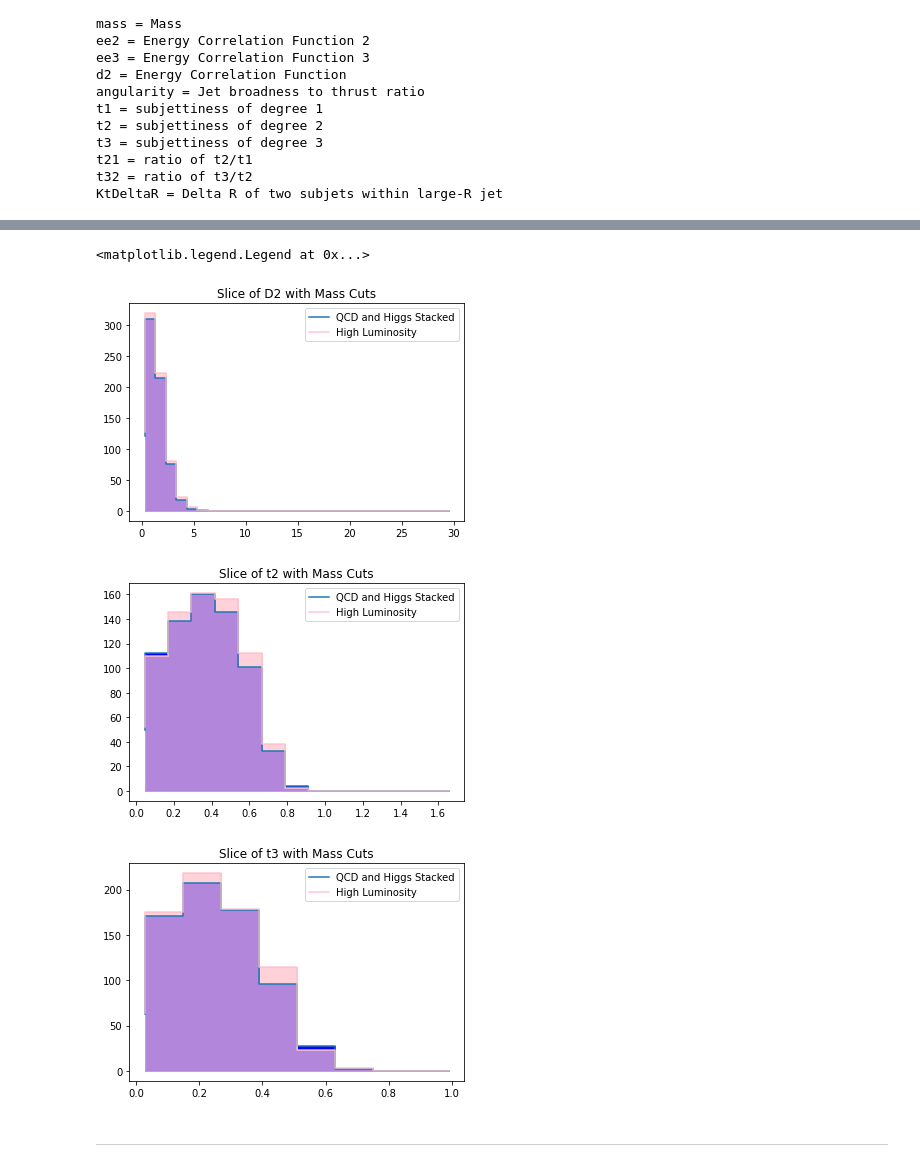
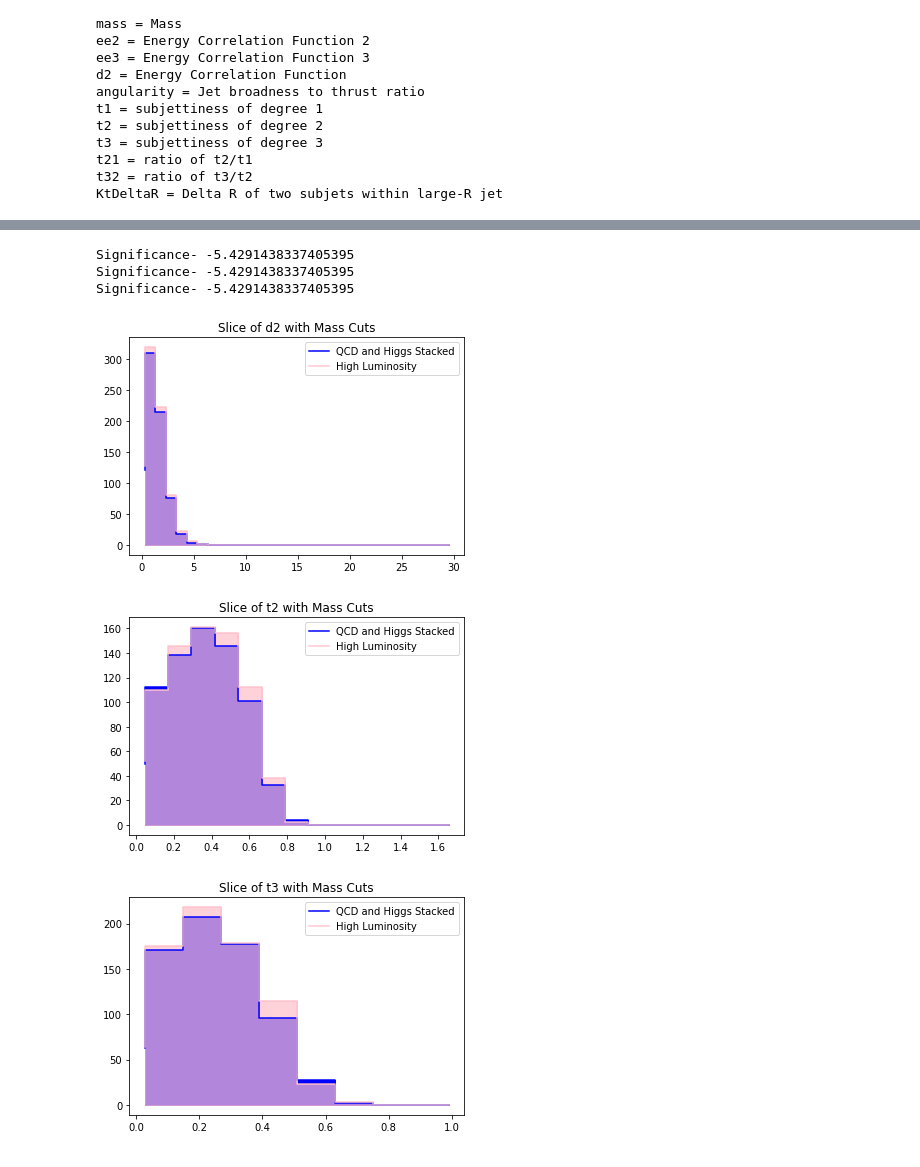
Before and after one commit to jarods00/PHYS434, a Jupyter notebook: Lab 8.ipynb, the cells around one changed output, grey strips where cells are left out. Saved outputs shown, nothing was run; the diff lists cells and outputs as text; code cells hidden in the pictures.

```diff
--- a/Lab 8.ipynb
+++ b/Lab 8.ipynb
@@ -118,11 +121,15 @@ lumi_slice = hist_lumi[0][35]
 plt.fill_between(hist_qcd[2][0:30], qcd_slice[0:30] + higgs_slice[0:30], color = 'blue', alpha = 1, step = 'pre')
 plt.fill_between(hist_lumi[2][0:30], lumi_slice[0:30], color = 'pink', alpha = .7, step = 'pre')
 
-ax2.step(hist_qcd[2][0:30], qcd_slice[0:30] + higgs_slice[0:30], alpha = 1)
-# # ax2.step(hist_higgs[2][0:bin_num], higgs_slice)
+ax2.step(hist_qcd[2][0:30], qcd_slice[0:30] + higgs_slice[0:30], alpha = 1, color = 'blue')
 ax2.step(hist_lumi[2][0:30], lumi_slice[0:30], color = 'pink', alpha = .9)
-ax2.set_title("Slice of D2 with Mass Cuts")
+ax2.set_title("Slice of d2 with Mass Cuts")
 ax2.legend(["QCD and Higgs Stacked", 'High Luminosity'])
+
+n_exp = np.sum(lumi_slice)
+n_sim = np.sum(qcd_slice)
+sig = stats.norm.ppf(stats.poisson.cdf(n_sim, n_exp, loc = 0))
+print("Significance- " + str(sig))
 
 
 # ----------- t2 ---------------
@@ -156,10 +163,15 @@ lumi_slice = hist_lumi[0][35]
 plt.fill_between(hist_qcd[2][0:bin_num], qcd_slice[0:bin_num] + higgs_slice[0:bin_num], color = 'blue', alpha = 1, step = 'pre')
 plt.fill_between(hist_lumi[2][0:bin_num], lumi_slice[0:bin_num], color = 'pink', alpha = .7, step = 'pre')
 
-ax2.step(hist_qcd[2][0:bin_num], qcd_slice[0:bin_num] + higgs_slice[0:bin_num], alpha = 1)
+ax2.step(hist_qcd[2][0:bin_num], qcd_slice[0:bin_num] + higgs_slice[0:bin_num], alpha = 1, color = 'blue')
 ax2.step(hist_lumi[2][0:bin_num], lumi_slice[0:bin_num], color = 'pink', alpha = .9)
 ax2.set_title("Slice of t2 with Mass Cuts")
 ax2.legend(["QCD and Higgs Stacked", 'High Luminosity'])
+
+n_exp = np.sum(lumi_slice)
+n_sim = np.sum(qcd_slice)
+sig = stats.norm.ppf(stats.poisson.cdf(n_sim, n_exp, loc = 0))
+print("Significance- " + str(sig))
 
 # -------------------- t3 -------------------
 
@@ -169,38 +181,43 @@ fig2, ax2 = plt.subplots(1, 1)
 
 n_higgs = (100 / (100 + 20000)) * (len(high_lumi['mass']) / len(higgs['mass']))
 n_qcd = (20000 / (100 + 20000)) * (len(high_lumi['mass']) / len(qcd['mass']))
 
 qcd_weight = np.array([n_qcd] * len(qcd['mass']))
 higgs_weight = np.array([n_higgs] * len(higgs['mass']))
 
 mass_lower = qcd['mass'].min()
 mass_upper = qcd['mass'].max()
 
 lower_val = qcd['t3'].min()
 upper_val = qcd['t3'].max()
 
 bin_num = 9
 
 hist_qcd = ax[0].hist2d(qcd['mass'], qcd['t3'], bins = [95, bin_num], range = [[mass_lower, mass_upper], [lower_val, upper_val]], density = False, weights = qcd_weight)
 hist_higgs = ax[1].hist2d(higgs['mass'], higgs['t3'], bins = [95, bin_num], range = [[mass_lower, mass_upper], [lower_val, upper_val]], density = False, weights = higgs_weight)
 hist_lumi = ax[2].hist2d(high_lumi['mass'], high_lumi['t3'], bins = [95, bin_num], range = [[mass_lower, mass_upper], [lower_val, upper_val]], density = False)
 
 qcd_slice = hist_qcd[0][35]
 higgs_slice = hist_higgs[0][35]
 lumi_slice = hist_lumi[0][35]
 
 plt.fill_between(hist_qcd[2][0:bin_num], qcd_slice[0:bin_num] + higgs_slice[0:bin_num], color = 'blue', alpha = 1, step = 'pre')
 plt.fill_between(hist_lumi[2][0:bin_num], lumi_slice[0:bin_num], color = 'pink', alpha = .7, step = 'pre')
 
-ax2.step(hist_qcd[2][0:bin_num], qcd_slice[0:bin_num] + higgs_slice[0:bin_num], alpha = 1)
+ax2.step(hist_qcd[2][0:bin_num], qcd_slice[0:bin_num] + higgs_slice[0:bin_num], alpha = 1, color = 'blue')
 ax2.step(hist_lumi[2][0:bin_num], lumi_slice[0:bin_num], color = 'pink', alpha = .9)
 ax2.set_title("Slice of t3 with Mass Cuts")
 ax2.legend(["QCD and Higgs Stacked", 'High Luminosity'])
+
+n_exp = np.sum(lumi_slice)
+n_sim = np.sum(qcd_slice)
+sig = stats.norm.ppf(stats.poisson.cdf(n_sim, n_exp, loc = 0))
+print("Significance- " + str(sig))
 # %% [output]
-<matplotlib.legend.Legend at 0x...>
+Significance- -5.4291438337405395
+Significance- -5.4291438337405395
+Significance- -5.4291438337405395
-[figure, old version]
+[figure, new version]
-[figure, old version]
+[figure, new version]
-[figure, old version]
+[figure, new version]
-# %% [markdown]
-----------------
 # %% [markdown]
```
Also changed, not shown: parts of 10 cells of this notebook.
